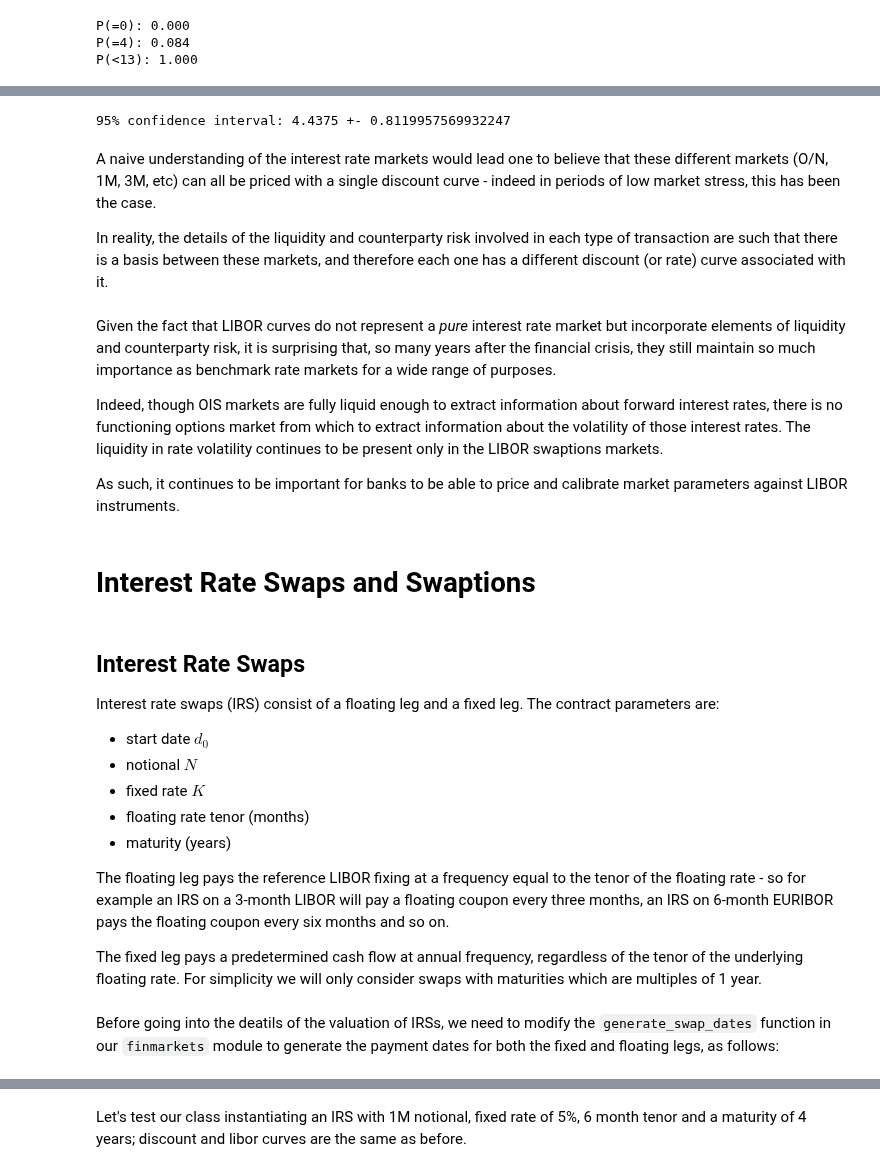
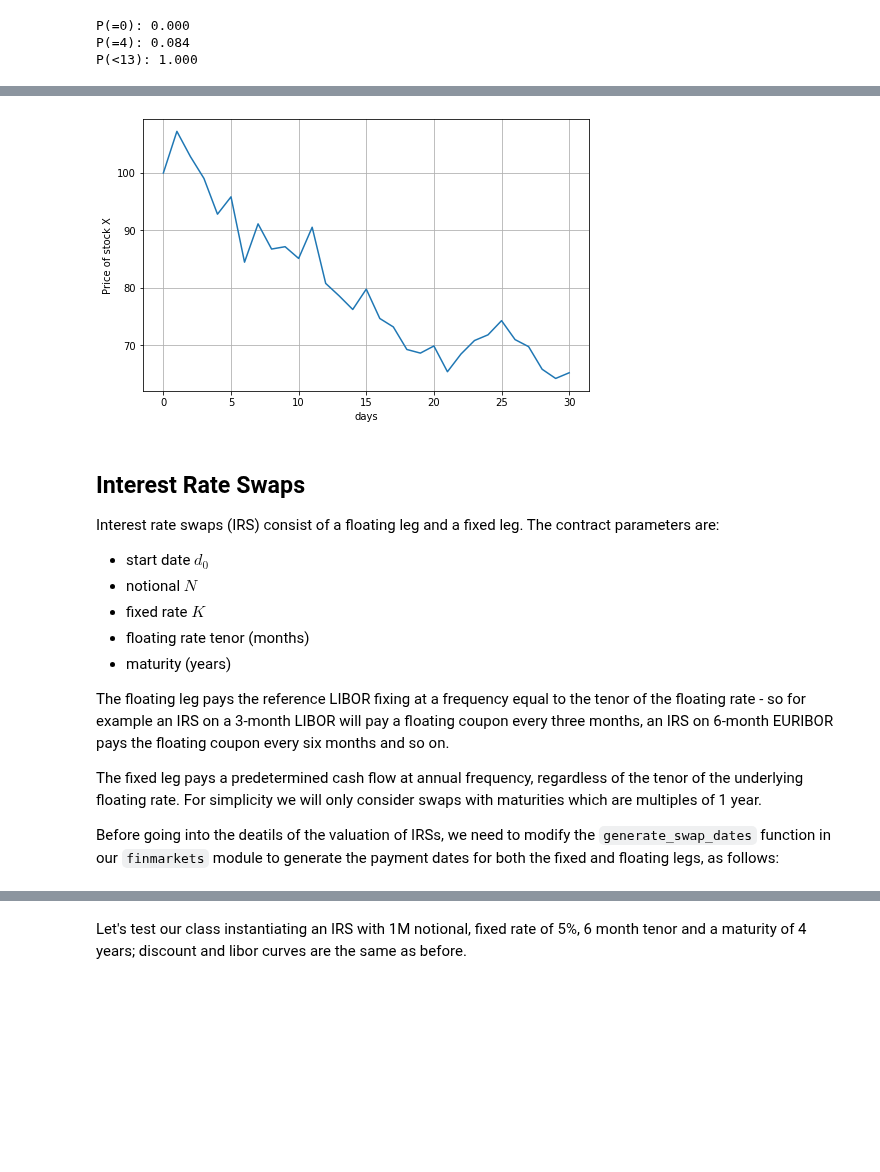
Before and after one commit to matteosan1/finance_course, a Jupyter notebook: lessons_2020/lesson4.ipynb, the cells around one changed output, grey strips where cells are left out. Cells and saved outputs as stored; diff of their text form; code cells hidden in the pictures; blank space fills up the shorter version.

```diff
--- a/lessons_2020/lesson4.ipynb
+++ b/lessons_2020/lesson4.ipynb
@@ -111,21 +122,17 @@ Let's now try with a Monte Carlo simulation.
 # %%
-from random import sample, choices, seed
+# sampling inputs
 
-seed(1)
-
-deck = ["A", "2", "3", "4", "5", "6", "7", "J", "Q", "K"] * 4
-
-trials = 1000000
-success = 0
+trials = 10000
+successes = 0
 
 for i in range(trials):
   cards = sample(deck, k=2)
   if i < 10:
     print (cards)
   if cards == ["K", "K"]:
-    success += 1
+    successes += 1
 
-print ("The probability to draw two kings is {:.4f}".format(success/trials))
+print ("The probability to draw two kings is {:.4f}".format(successes/trials))
 # %% [output]
 ['Q', '7']
 ['5', '7']
@@ -272,26 +257,30 @@ Below a program to compute 95% confidence level of a fake simulation.
-# %%
-import numpy as np
-
-samples = [1.,2.,3.,4.,4.,4.,5.,5.,5.,5.,4.,4.,4.,6.,7.,8.]
-
-X = np.array(samples)
-m, se = np.mean(X), np.std(X)
-h = 1.96*se/np.sqrt(len(samples))
-print ("95% confidence interval: {} +- {}".format(m, h))
-# %% [output]
-95% confidence interval: 4.4375 +- 0.8119957569932247
-# %% [markdown]
-A naive understanding of the interest rate markets would lead one to believe that these different markets (O/N, 1M, 3M, etc) can all be priced with a single discount curve - indeed in periods of low market stress, this has been the case.
-
-In reality, the details of the liquidity and counterparty risk involved in each type of transaction are such that there is a basis between these markets, and therefore each one has a different discount (or rate) curve associated with it.
-# %% [markdown]
-Given the fact that LIBOR curves do not represent a *pure* interest rate market but incorporate elements of liquidity and counterparty risk, it is surprising that, so many years after the financial crisis, they still maintain so much importance as benchmark rate markets for a wide range of purposes.
-
-Indeed, though OIS markets are fully liquid enough to extract information about forward interest rates, there is no functioning options market from which to extract information about the volatility of those interest rates. The liquidity in rate volatility continues to be present only in the LIBOR swaptions markets.
-
-As such, it continues to be important for banks to be able to price and calibrate market parameters against LIBOR instruments.
-# %% [markdown]
-# Interest Rate Swaps and Swaptions
+# %%
+# stock price evolution
+from numpy.random import normal, seed
+from matplotlib import pyplot as plt
+import math
+
+#initial price
+S = 100
+mu = -0.01
+sigma = 0.05
+T=1
+seed(1)
+historical_series = [S0]
+# 30 days simulation
+for i in range(30):
+    S = S * math.exp((mu - 0.5 * sigma * sigma) * T +
+            sigma * math.sqrt(T) * normal())
+    historical_series.append(S)
+
+fig = plt.figure(figsize=(8, 5))
+plt.plot(range(31), historical_series)
+plt.xlabel("days")
+plt.ylabel("Price of stock X")
+plt.grid(True)
+plt.show()
+# %% [output]
+[figure, added]
 # %% [markdown]
 ## Interest Rate Swaps
 
@@ -306,6 +295,6 @@ Interest rate swaps (IRS) consist of a floating leg and a fixed leg. The contrac
 The floating leg pays the reference LIBOR fixing at a frequency equal to the tenor of the floating rate - so for example an IRS on a 3-month LIBOR will pay a floating coupon every three months, an IRS on 6-month EURIBOR pays the floating coupon every six months and so on.
 
 The fixed leg pays a predetermined cash flow at annual frequency, regardless of the tenor of  the underlying floating rate. For simplicity we will only consider swaps with maturities which are multiples of 1 year.
+
+Before going into the deatils of the valuation of IRSs, we need to modify the `generate_swap_dates` function in our `finmarkets` module to generate the payment dates for both the fixed and floating legs, as follows:
-# %% [markdown]
-Before going into the deatils of the valuation of IRSs, we need to modify the `generate_swap_dates` function in our `finmarkets` module to generate the payment dates for both the fixed and floating legs, as follows:
 # %%
```
Also changed, not shown: parts of 48 cells of this notebook, 22 other files.
